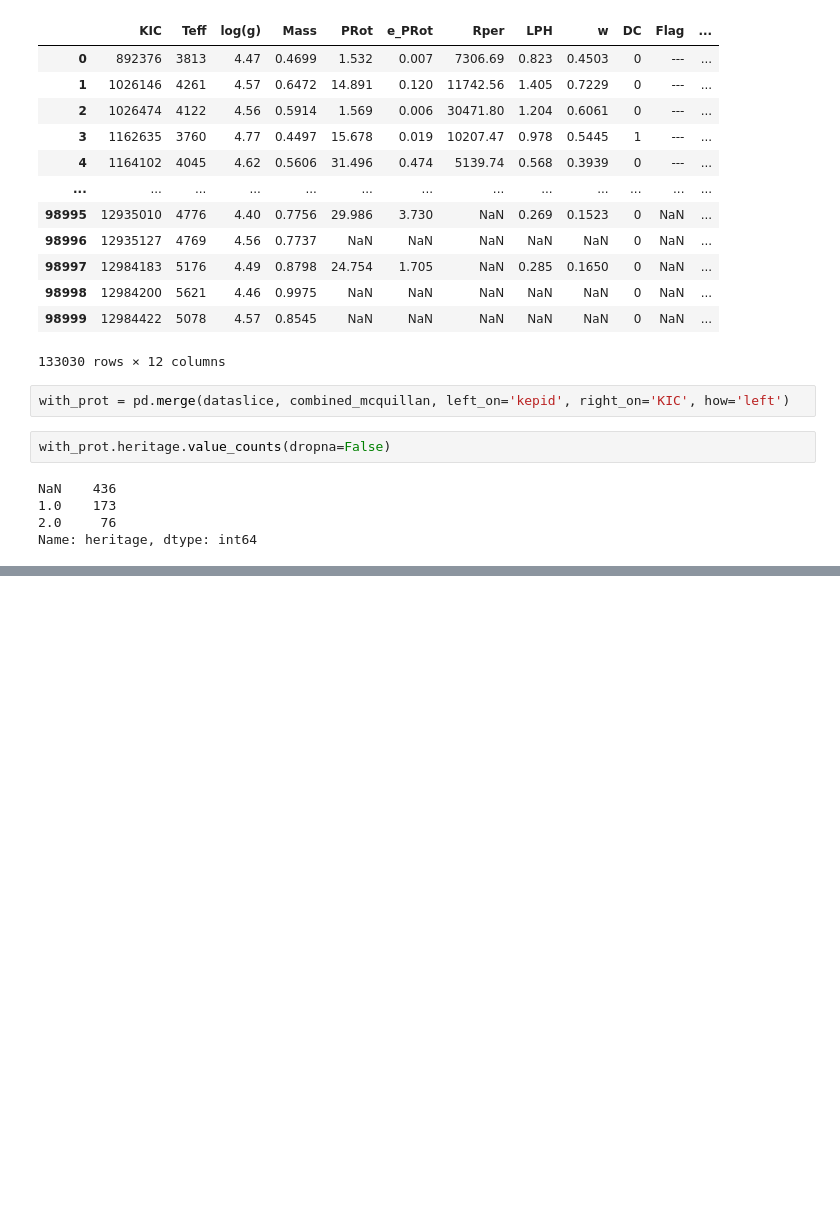
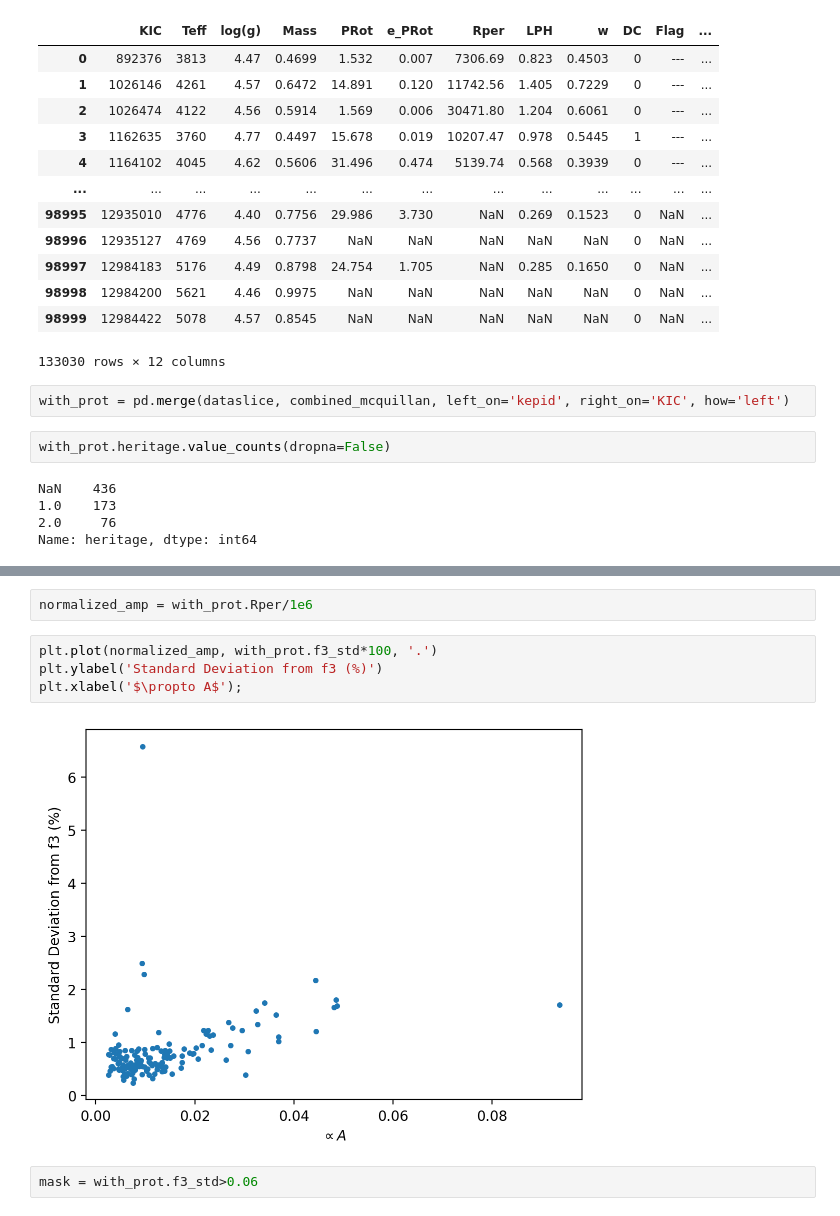
Before and after one commit to benmontet/wilson, a Jupyter notebook: notebooks/01_sample_selection/01_sample_selection_m_dwarfs.ipynb, the cells around one changed output, grey strips where cells are left out. Saved outputs shown, nothing was run; the diff lists cells and outputs as text; blank space fills up the shorter version.

```diff
--- a/notebooks/01_sample_selection/01_sample_selection_m_dwarfs.ipynb
+++ b/notebooks/01_sample_selection/01_sample_selection_m_dwarfs.ipynb
@@ -139,0 +175,10 @@ Name: kepmag, Length: 76, dtype: float64
+# %%
+normalized_amp = with_prot.Rper/1e6
+# %%
+plt.plot(normalized_amp, with_prot.f3_std*100, '.')
+plt.ylabel('Standard Deviation from f3 (%)')
+plt.xlabel('$\propto A$');
+# %% [output]
+[figure, added]
+# %%
+mask = with_prot.f3_std>0.06
```
Also changed, not shown: parts of 25 cells of this notebook.
